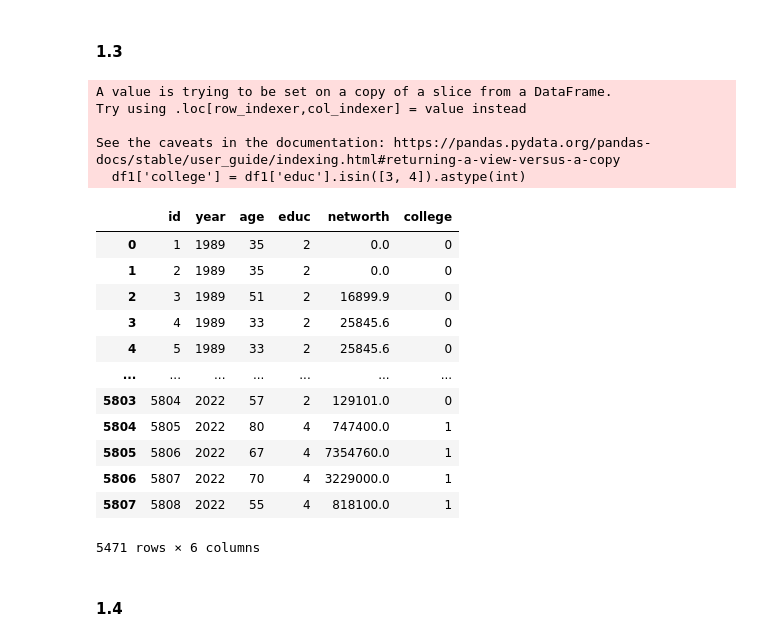
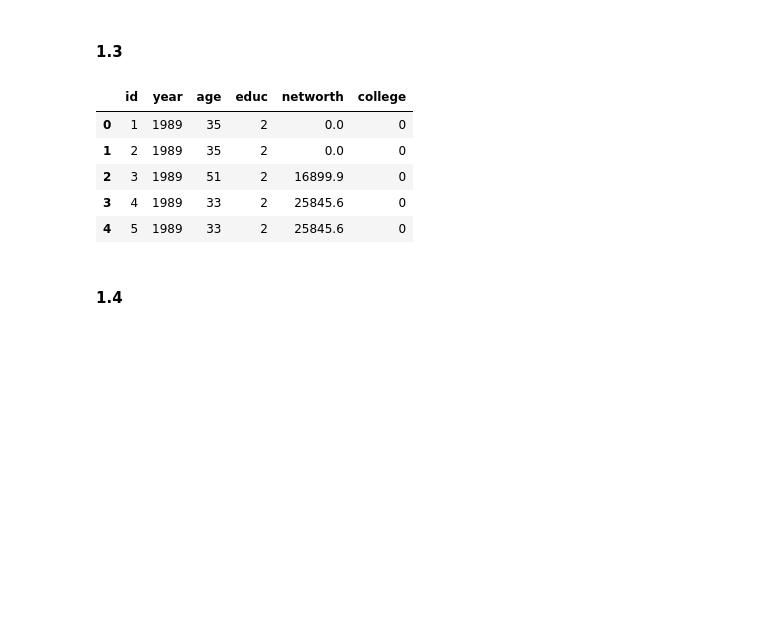
Before and after one commit to helenadaul/TECH2-H25-assignment2, a Jupyter notebook: assignment2.ipynb, the cells around one changed output. Drawn from its saved outputs; the diff is of its cells as text; code cells hidden in the pictures; blank space fills up the shorter version.

```diff
--- a/assignment2.ipynb
+++ b/assignment2.ipynb
@@ -85,8 +80,11 @@ df1
 # %% [markdown]
 #### __1.2__
 # %%
-# only include observation with age between 25 and 89 in dataframe
-df1 = df1.query('25 <= age <= 89')
+# Only include observations with age between 25 and 89 in dataframe
+# Use copy() to avoid getting long message when I run the code
+df1 = df1.query('25 <= age <= 89').copy()
+
+# Display data frame
 df1
 # %% [output]
 |  | id | year | age | educ | networth |
@@ -105,29 +103,19 @@ df1
 # %% [markdown]
 #### __1.3__
 # %%
-# create a new column where education level 3 or 4 is True, and False otherwise
-# use astype(int) to make the boolean values into integers
+# Create a new column where education level 3 or 4 equals True, and False otherwise
+# Use astype(int) to make the boolean values into integers
 df1['college'] = df1['educ'].isin([3, 4]).astype(int)
-df1
+
+# Display first 5 rows
+df1.head(5)
 # %% [output]
-A value is trying to be set on a copy of a slice from a DataFrame.
-Try using .loc[row_indexer,col_indexer] = value instead
-
-See the caveats in the documentation: https://pandas.pydata.org/pandas-docs/stable/user_guide/indexing.html#returning-a-view-versus-a-copy
-  df1['college'] = df1['educ'].isin([3, 4]).astype(int)
 |  | id | year | age | educ | networth | college |
 | 0 | 1 | 1989 | 35 | 2 | 0.0 | 0 |
 | 1 | 2 | 1989 | 35 | 2 | 0.0 | 0 |
 | 2 | 3 | 1989 | 51 | 2 | 16899.9 | 0 |
 | 3 | 4 | 1989 | 33 | 2 | 25845.6 | 0 |
 | 4 | 5 | 1989 | 33 | 2 | 25845.6 | 0 |
-| ... | ... | ... | ... | ... | ... | ... |
-| 5803 | 5804 | 2022 | 57 | 2 | 129101.0 | 0 |
-| 5804 | 5805 | 2022 | 80 | 4 | 747400.0 | 1 |
-| 5805 | 5806 | 2022 | 67 | 4 | 7354760.0 | 1 |
-| 5806 | 5807 | 2022 | 70 | 4 | 3229000.0 | 1 |
-| 5807 | 5808 | 2022 | 55 | 4 | 818100.0 | 1 |
-5471 rows × 6 columns
 # %% [markdown]
 #### __1.4__
 # %%
```
Also changed, not shown: parts of 14 cells of this notebook.
